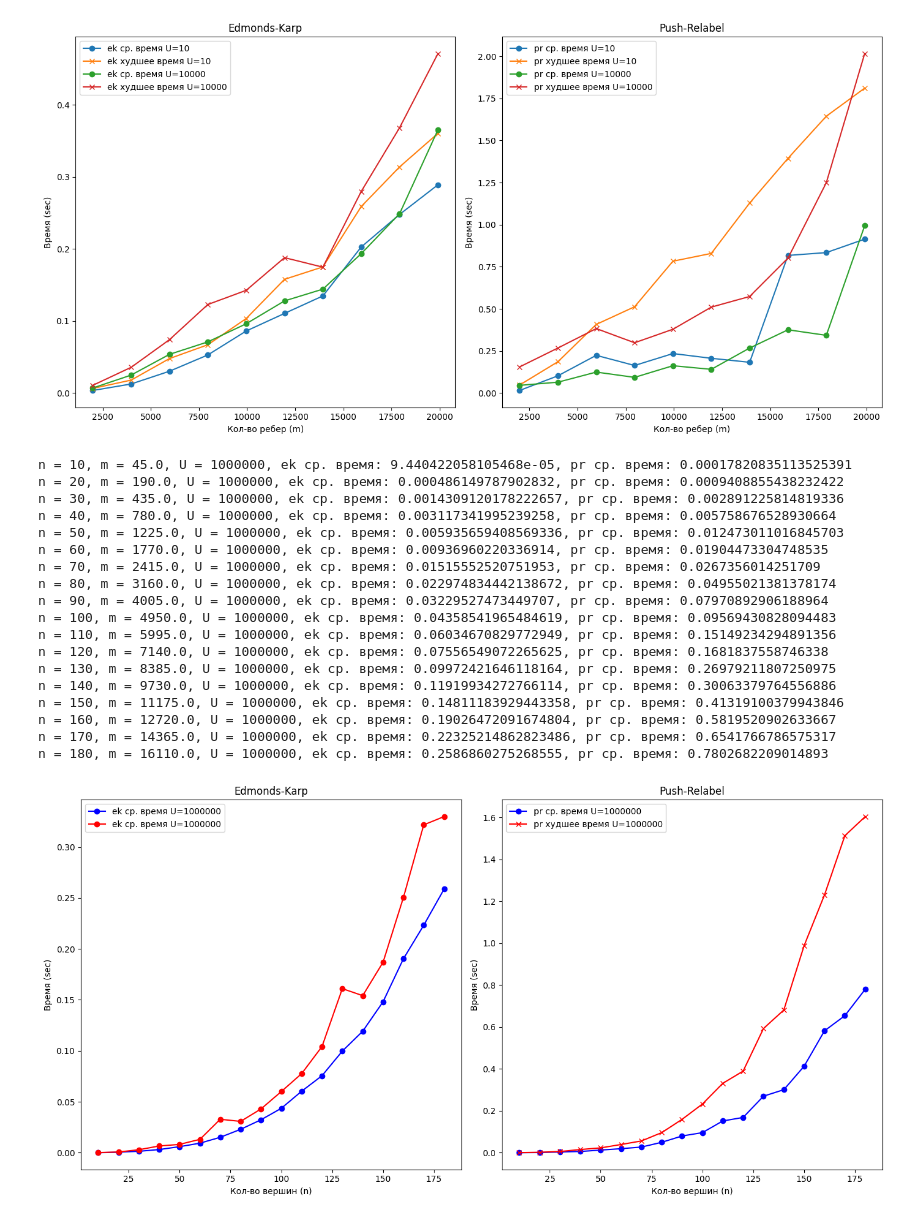
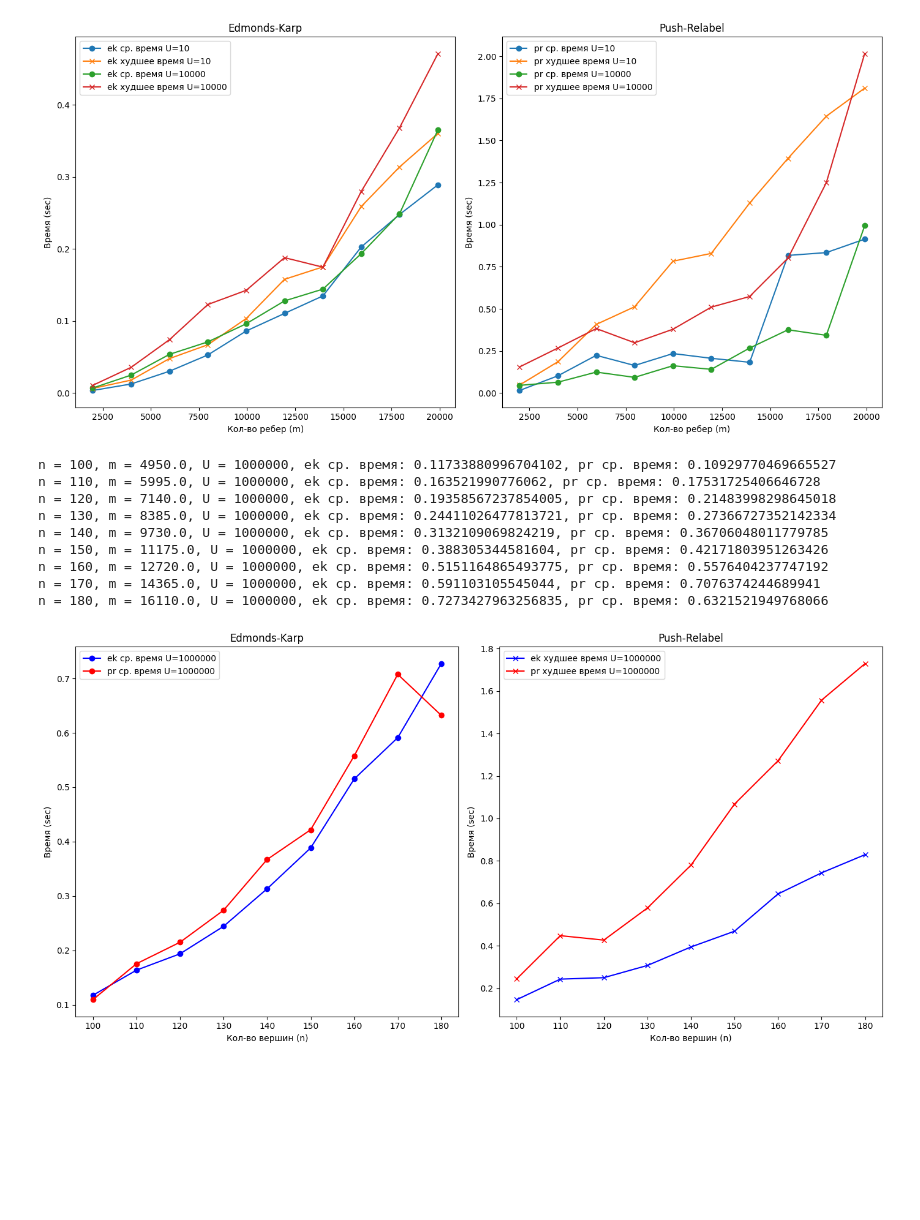
Before and after one commit to almostinf/graph_algorithms, a Jupyter notebook: part1/analysis.ipynb, the cells around one changed output. Saved outputs shown, nothing was run; the diff lists cells and outputs as text; code cells hidden in the pictures; blank space fills up the shorter version.

```diff
--- a/part1/analysis.ipynb
+++ b/part1/analysis.ipynb
@@ -1,13 +1,12 @@
 # %%
 import networkx as nx
 
-G = nx.dense_gnm_random_graph(10, 6)
+G = nx.dense_gnm_random_graph(10, 20)
 
 DG = nx.DiGraph()
 
 for edge in nx.edges(G):
     DG.add_edge(edge[0], edge[1])
-
 nx.draw(DG, node_color='lightblue',
         with_labels=True,
         node_size=300)
@@ -42,24 +41,22 @@ def convert_to_graph(nx_graph):
     return Graph(net, source, sink)
 
 def generate_high_capacity_graph(n, U):
-    G = nx.complete_graph(n)
-    DG = nx.DiGraph()
+    G = nx.complete_graph(n, create_using=nx.DiGraph())
+    # DG = nx.DiGraph()
     for edge in nx.edges(G):
-        DG.add_edge(edge[0], edge[1])
-        DG[edge[0]][edge[1]]['capacity'] = random.randint(1, U)
+        G[edge[0]][edge[1]]['capacity'] = random.randint(1, U)
+        G[edge[1]][edge[0]]['capacity'] = random.randint(1, U)
 
-    return DG
+    return G
 
 def generate_gnm_graph(n, m, U):
-    G = nx.dense_gnm_random_graph(n, m, U)
+    G = nx.dense_gnm_random_graph(n, m, U) # работает быстрее, чем обычный gnm (см. документацию)
 
-    DG = nx.DiGraph()
+    DG = nx.DiGraph() # создаем ориентированный граф
 
     for edge in nx.edges(G):
-        DG.add_edge(edge[0], edge[1])
-
-    for u, v in G.edges():
-        DG[u][v]['capacity'] = random.randint(1, U)
+        DG.add_edge(edge[0], edge[1]) # добавляем в ориентированный граф ребра из неорграфа G
+        DG[edge[0]][edge[1]]['capacity'] = random.randint(1, U)
 
     return DG
 
@@ -80,7 +77,7 @@ def run_experiment(n, m, U, num_tests=50, method="gnm"):
 
         g_ek, diGraph = convert_to_graph(G), G
         g_prf = copy.deepcopy(g_ek)
-        src, snk = g_ek.source, g_ek.sink
+        # src, snk = g_ek.source, g_ek.sink
         # Edmonds-Karp
         start_time = time.time()
         max_flow_ek = g_ek.edmonds_karp()
@@ -269,8 +266,9 @@ n = 200, m = 17910, U = 10000, ek ср. время: 0.24887650966644287, pr ср
 n = 200, m = 19900, U = 10000, ek ср. время: 0.36525147914886474, pr ср. время: 0.9936369323730468
 [figure]
 # %%
+###### тест на полных графах ######
 import pandas as pd
-n_values = list(range(10, 181, 10))
+n_values = list(range(100, 181, 10))
 U_value = 1000000
 
 
@@ -293,51 +291,43 @@ for n in n_values:
 df = pd.DataFrame(results)
 # print(df_results)
 
 plt.figure(figsize=(14, 7))
 
 for U in df['U'].unique():
     df_U = df[df['U'] == U]
 
     plt.subplot(1, 2, 1)
     plt.plot(df_U['n'], df_U['ek avg time'], label=f'ek ср. время U={U}', marker='o', color="blue")
     # plt.plot(df_U['n'], df_U['ek worst time'], label=f'ek худшее время U={U}', marker='x', color="red")
-    plt.plot(df_U['n'], df_U['ek worst time'], label=f'ek ср. время U={U}', marker='o', color="red")
+    plt.plot(df_U['n'], df_U['pr avg time'], label=f'pr ср. время U={U}', marker='o', color="red")
 
     plt.subplot(1, 2, 2)
-    plt.plot(df_U['n'], df_U['pr avg time'], label=f'pr ср. время U={U}', marker='o', color="blue")
+    plt.plot(df_U['n'], df_U['ek worst time'], label=f'ek худшее время U={U}', marker='x', color="blue")
     plt.plot(df_U['n'], df_U['pr worst time'], label=f'pr худшее время U={U}', marker='x', color="red")
 
 plt.subplot(1, 2, 1)
 plt.xlabel('Кол-во вершин (n)')
 plt.ylabel('Время (sec)')
 plt.title('Edmonds-Karp')
 plt.legend()
 
 plt.subplot(1, 2, 2)
 plt.xlabel('Кол-во вершин (n)')
 plt.ylabel('Время (sec)')
 plt.title('Push-Relabel')
 plt.legend()
 
+
 plt.tight_layout()
 plt.show()
 # %% [output]
-n = 10, m = 45.0, U = 1000000, ek ср. время: 9.440422058105468e-05, pr ср. время: 0.00017820835113525391
-n = 20, m = 190.0, U = 1000000, ek ср. время: 0.000486149787902832, pr ср. время: 0.0009408855438232422
-n = 30, m = 435.0, U = 1000000, ek ср. время: 0.0014309120178222657, pr ср. время: 0.002891225814819336
-n = 40, m = 780.0, U = 1000000, ek ср. время: 0.003117341995239258, pr ср. время: 0.005758676528930664
-n = 50, m = 1225.0, U = 1000000, ek ср. время: 0.005935659408569336, pr ср. время: 0.012473011016845703
-n = 60, m = 1770.0, U = 1000000, ek ср. время: 0.00936960220336914, pr ср. время: 0.01904473304748535
-n = 70, m = 2415.0, U = 1000000, ek ср. время: 0.01515552520751953, pr ср. время: 0.0267356014251709
-n = 80, m = 3160.0, U = 1000000, ek ср. время: 0.022974834442138672, pr ср. время: 0.04955021381378174
-n = 90, m = 4005.0, U = 1000000, ek ср. время: 0.03229527473449707, pr ср. время: 0.07970892906188964
-n = 100, m = 4950.0, U = 1000000, ek ср. время: 0.04358541965484619, pr ср. время: 0.09569430828094483
-n = 110, m = 5995.0, U = 1000000, ek ср. время: 0.06034670829772949, pr ср. время: 0.15149234294891356
-n = 120, m = 7140.0, U = 1000000, ek ср. время: 0.07556549072265625, pr ср. время: 0.1681837558746338
-n = 130, m = 8385.0, U = 1000000, ek ср. время: 0.09972421646118164, pr ср. время: 0.26979211807250975
-n = 140, m = 9730.0, U = 1000000, ek ср. время: 0.11919934272766114, pr ср. время: 0.30063379764556886
-n = 150, m = 11175.0, U = 1000000, ek ср. время: 0.14811183929443358, pr ср. время: 0.41319100379943846
-n = 160, m = 12720.0, U = 1000000, ek ср. время: 0.19026472091674804, pr ср. время: 0.5819520902633667
-n = 170, m = 14365.0, U = 1000000, ek ср. время: 0.22325214862823486, pr ср. время: 0.6541766786575317
-n = 180, m = 16110.0, U = 1000000, ek ср. время: 0.2586860275268555, pr ср. время: 0.7802682209014893
+n = 100, m = 4950.0, U = 1000000, ek ср. время: 0.11733880996704102, pr ср. время: 0.10929770469665527
+n = 110, m = 5995.0, U = 1000000, ek ср. время: 0.163521990776062, pr ср. время: 0.17531725406646728
+n = 120, m = 7140.0, U = 1000000, ek ср. время: 0.19358567237854005, pr ср. время: 0.21483998298645018
+n = 130, m = 8385.0, U = 1000000, ek ср. время: 0.24411026477813721, pr ср. время: 0.27366727352142334
+n = 140, m = 9730.0, U = 1000000, ek ср. время: 0.3132109069824219, pr ср. время: 0.36706048011779785
+n = 150, m = 11175.0, U = 1000000, ek ср. время: 0.388305344581604, pr ср. время: 0.42171803951263426
+n = 160, m = 12720.0, U = 1000000, ek ср. время: 0.5151164865493775, pr ср. время: 0.5576404237747192
+n = 170, m = 14365.0, U = 1000000, ek ср. время: 0.591103105545044, pr ср. время: 0.7076374244689941
+n = 180, m = 16110.0, U = 1000000, ek ср. время: 0.7273427963256835, pr ср. время: 0.6321521949768066
-[figure, old version]
+[figure, new version]
```
Also changed, not shown: parts of 3 cells of this notebook.
